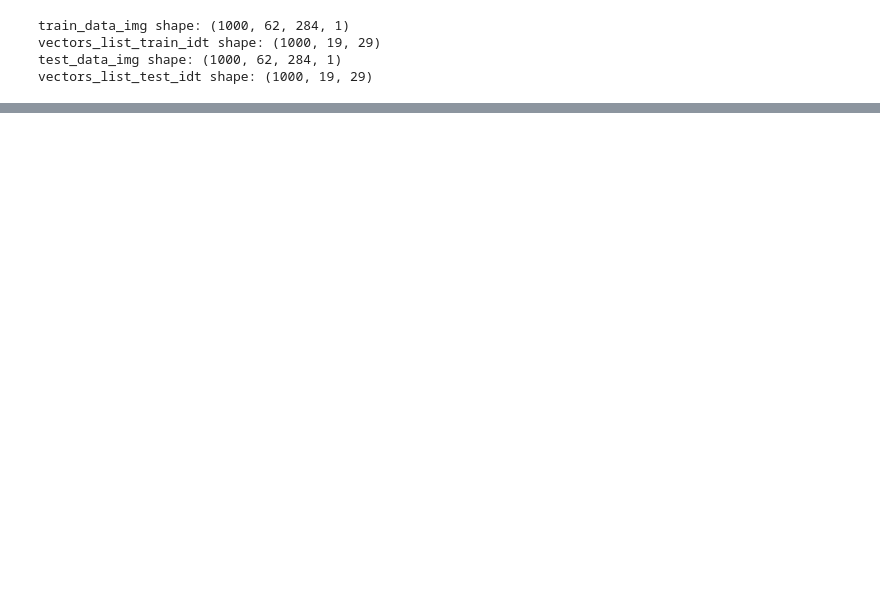
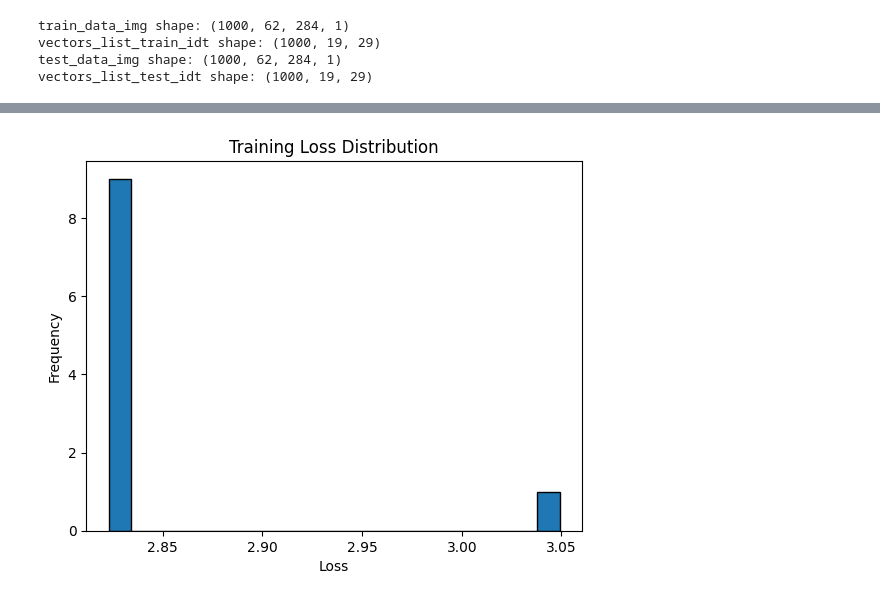
Before and after one commit to DCC-UAB/XNAPproject-grup_06, a Jupyter notebook: code/Models/CNN_starting_point_upgrade.ipynb, the cells around one changed output, grey strips where cells are left out. Cells and saved outputs as stored; diff of their text form; code cells hidden in the pictures; blank space fills up the shorter version.

```diff
--- a/code/Models/CNN_starting_point_upgrade.ipynb
+++ b/code/Models/CNN_starting_point_upgrade.ipynb
@@ -428,0 +443,8 @@ Epoch 10/10
+# %%
+plt.hist(history.history['loss'], bins=20, edgecolor='black')
+plt.title('Training Loss Distribution')
+plt.xlabel('Loss')
+plt.ylabel('Frequency')
+plt.show()
+# %% [output]
+[figure, added]
```
Also changed, not shown: parts of 14 cells of this notebook.
